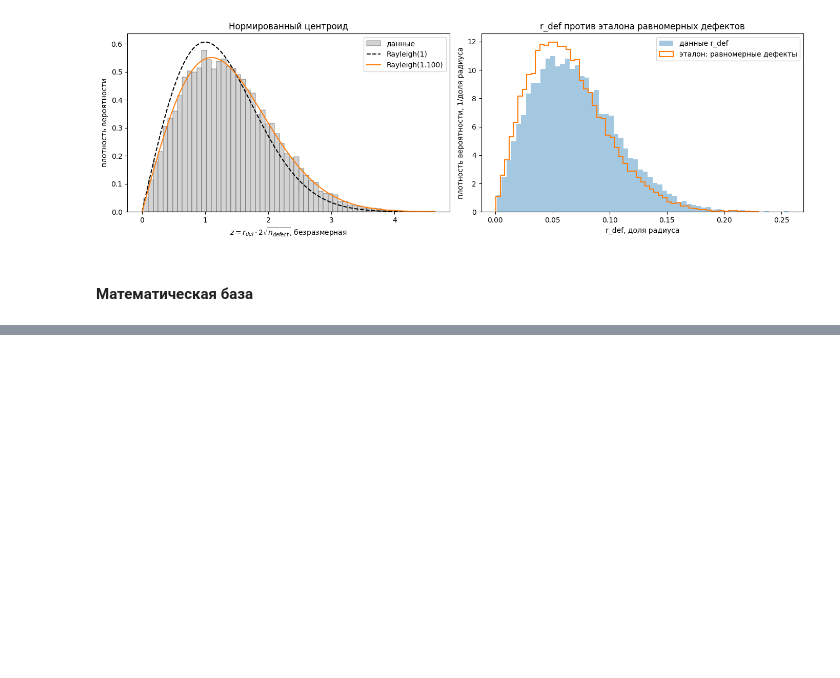
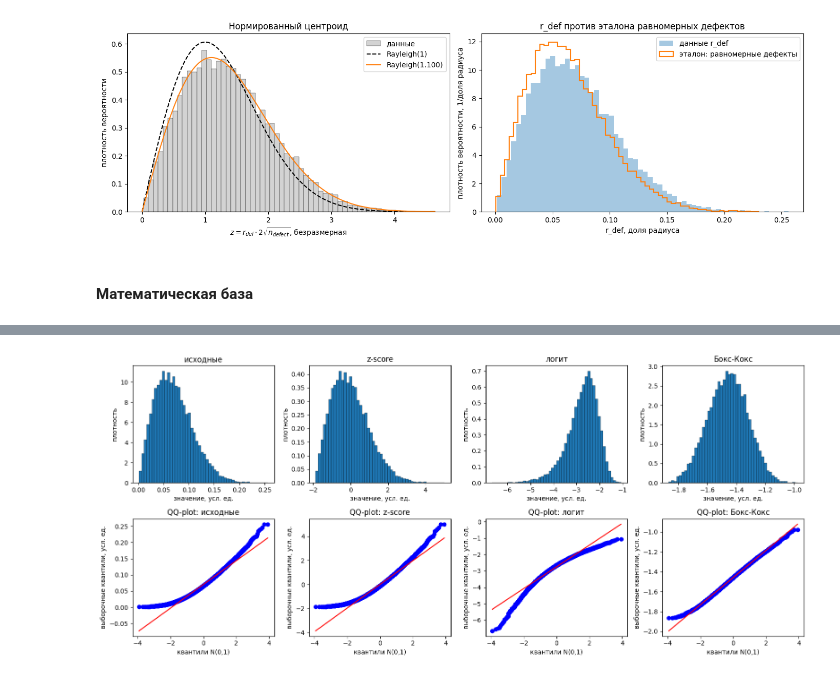
Before and after one commit to SanechkaTuoKe/APPSTAT-LABWORK, a Jupyter notebook: notebooks/rv03_r_def.ipynb, the cells around one changed output, grey strips where cells are left out. Saved outputs shown, nothing was run; the diff lists cells and outputs as text; code cells hidden in the pictures; blank space fills up the shorter version.

```diff
--- a/notebooks/rv03_r_def.ipynb
+++ b/notebooks/rv03_r_def.ipynb
@@ -288,0 +293,11 @@ z: среднее = 1.3816 (Rayleigh(1): 1.2533), sigma ММП = 1.1002
+# %%
+x_bc, lam_bc = stats.boxcox(xv)
+print(f"Бокс-Кокс: lambda = {lam_bc:.4f}")
+transforms = {
+    "исходные": xv,
+    "z-score": (xv - xv.mean()) / xv.std(ddof=1),
+    "логит": np.log(xc / (1 - xc)),
+    "Бокс-Кокс": x_bc,
+}
+pd.DataFrame({name: {"асимметрия": stats.skew(t), "эксцесс (избыточный)": stats.kurtosis(t)}
+              for name, t in transforms.items()}).T.round(4)
@@ -288,0 +311,15 @@ z: среднее = 1.3816 (Rayleigh(1): 1.2533), sigma ММП = 1.1002
+# %%
+fig, axes = plt.subplots(2, len(transforms), figsize=(16, 7))
+for j, (name, t) in enumerate(transforms.items()):
+    axes[0, j].hist(t, bins=50, density=True, edgecolor="k", linewidth=0.3)
+    axes[0, j].set_title(name)
+    axes[0, j].set_xlabel("значение, усл. ед.")
+    axes[0, j].set_ylabel("плотность")
+    stats.probplot(t, dist="norm", plot=axes[1, j])
+    axes[1, j].set_title(f"QQ-plot: {name}")
+    axes[1, j].set_xlabel("квантили N(0,1)")
+    axes[1, j].set_ylabel("выборочные квантили, усл. ед.")
+plt.tight_layout()
+plt.show()
+# %% [output]
+[figure, added]
```
Also changed, not shown: parts of 3 cells of this notebook.
